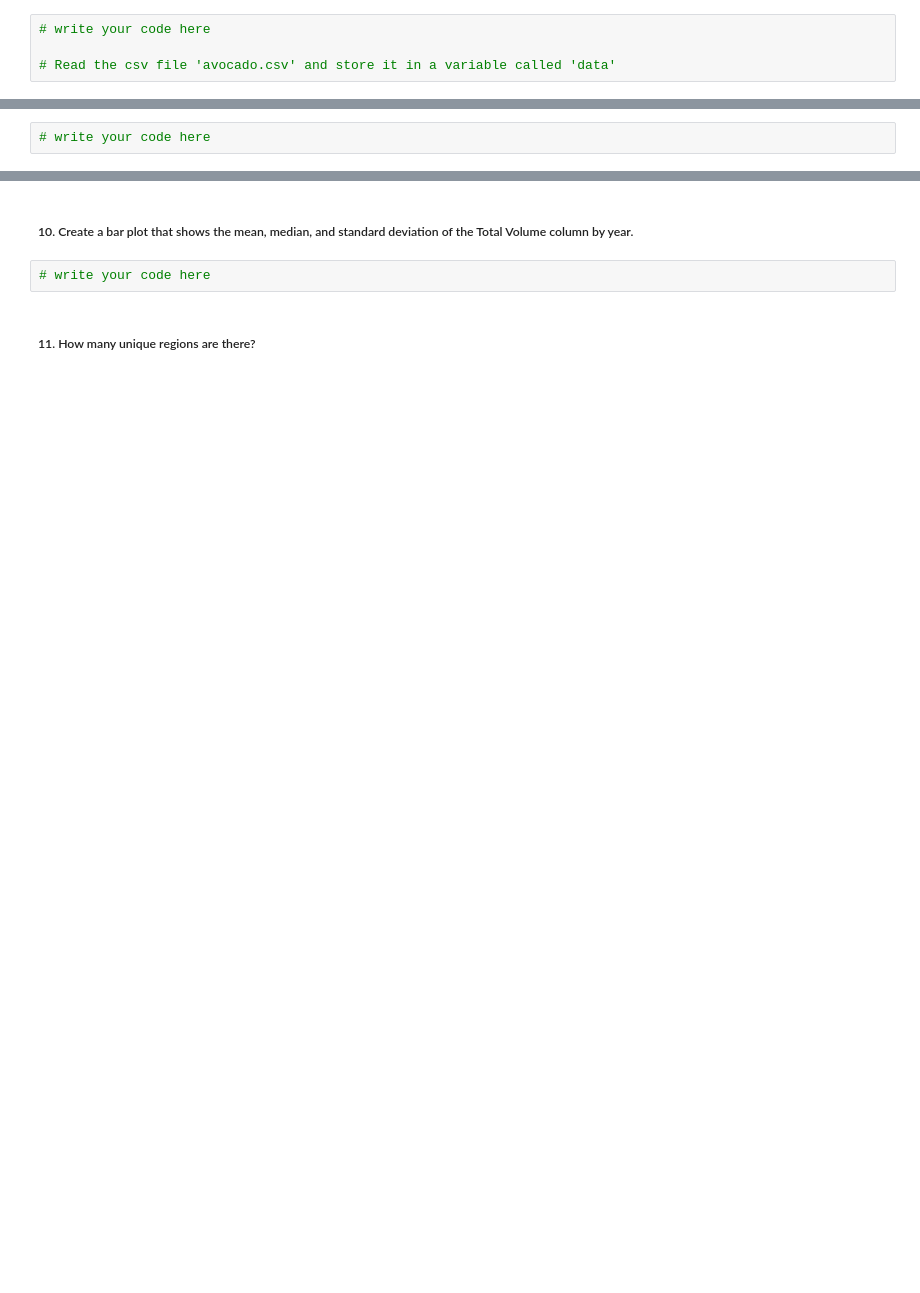
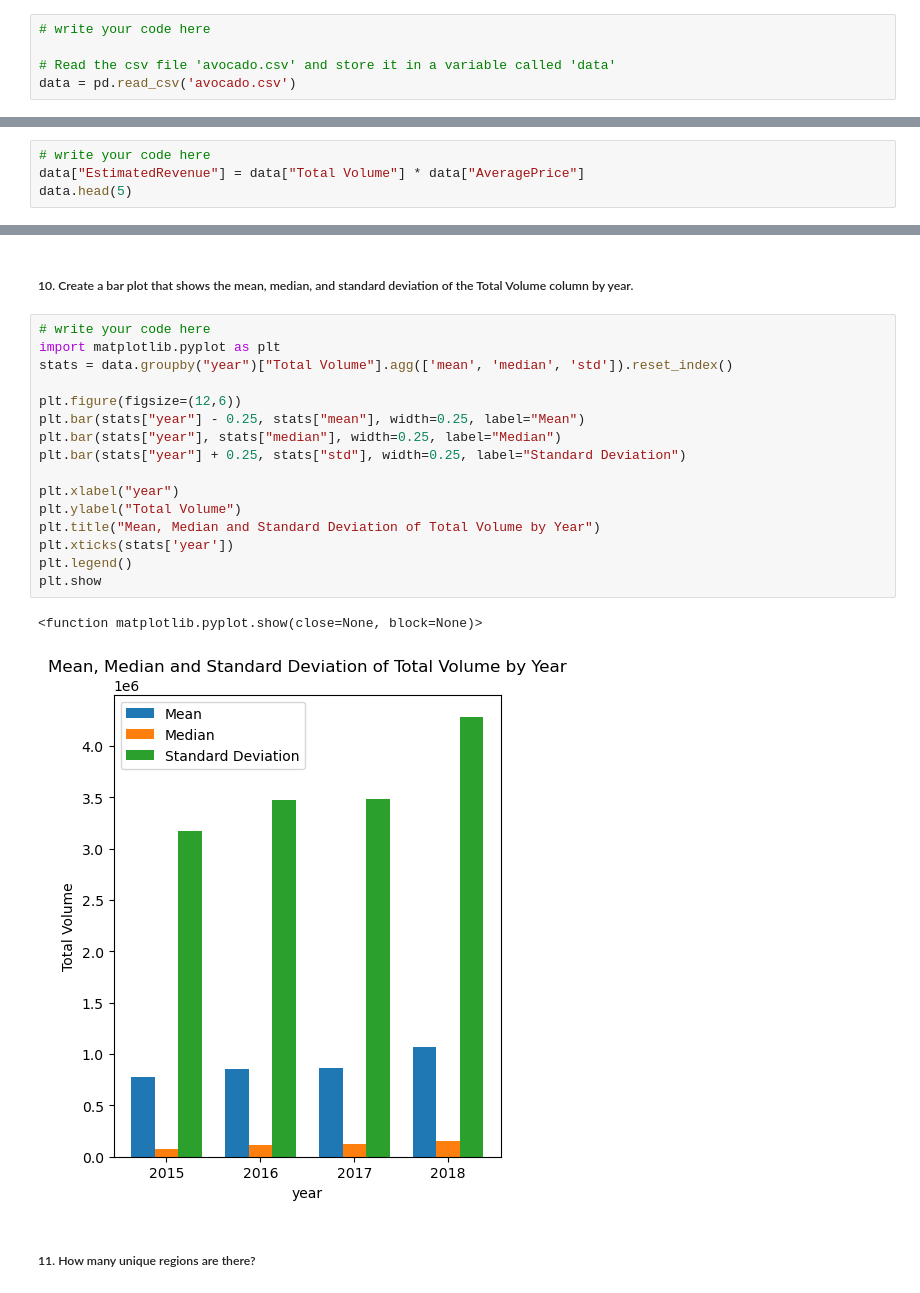
Before and after one commit to mesieou/deakin, a Jupyter notebook: p2/P2.ipynb, the cells around one changed output, grey strips where cells are left out. Cells and saved outputs as stored; diff of their text form; blank space fills up the shorter version.

```diff
--- a/p2/P2.ipynb
+++ b/p2/P2.ipynb
@@ -27,6 +28,7 @@ Good luck :)
 # write your code here
 
 # Read the csv file 'avocado.csv' and store it in a variable called 'data'
+data = pd.read_csv('avocado.csv')
 # %% [output]
 |  | Unnamed: 0 | Date | AveragePrice | Total Volume | 4046 | 4225 | 4770 | Total Bags | Small Bags | ... |
 | 0 | 0 | 2015-12-27 | 1.33 | 64236.62 | 1036.74 | 54454.85 | 48.16 | 8696.87 | 8603.62 | ... |
@@ -62,3 +159,5 @@ Good luck :)
 ##### 8. Multiply the Total Volume and AveragePrice columns, and store the result in a new column called EstimatedRevenue. Then, display the first five rows of this data to confirm that the column was added and has the correct values.
 # %%
 # write your code here
+data["EstimatedRevenue"] = data["Total Volume"] * data["AveragePrice"]
+data.head(5)
@@ -69,7 +184,24 @@ Good luck :)
 # %% [markdown]
 ##### 10. Create a bar plot that shows the mean, median, and standard deviation of the Total Volume column by year.
-# %%
-# write your code here
+# %%
+# write your code here
+import matplotlib.pyplot as plt
+stats = data.groupby("year")["Total Volume"].agg(['mean', 'median', 'std']).reset_index()
+
+plt.figure(figsize=(12,6))
+plt.bar(stats["year"] - 0.25, stats["mean"], width=0.25, label="Mean")
+plt.bar(stats["year"], stats["median"], width=0.25, label="Median")
+plt.bar(stats["year"] + 0.25, stats["std"], width=0.25, label="Standard Deviation")
+
+plt.xlabel("year")
+plt.ylabel("Total Volume")
+plt.title("Mean, Median and Standard Deviation of Total Volume by Year")
+plt.xticks(stats['year'])
+plt.legend()
+plt.show
+# %% [output]
+<function matplotlib.pyplot.show(close=None, block=None)>
+[figure, added]
 # %% [markdown]
 ##### 11. How many unique regions are there?
 # %%
```
Also changed, not shown: parts of 13 cells of this notebook.
